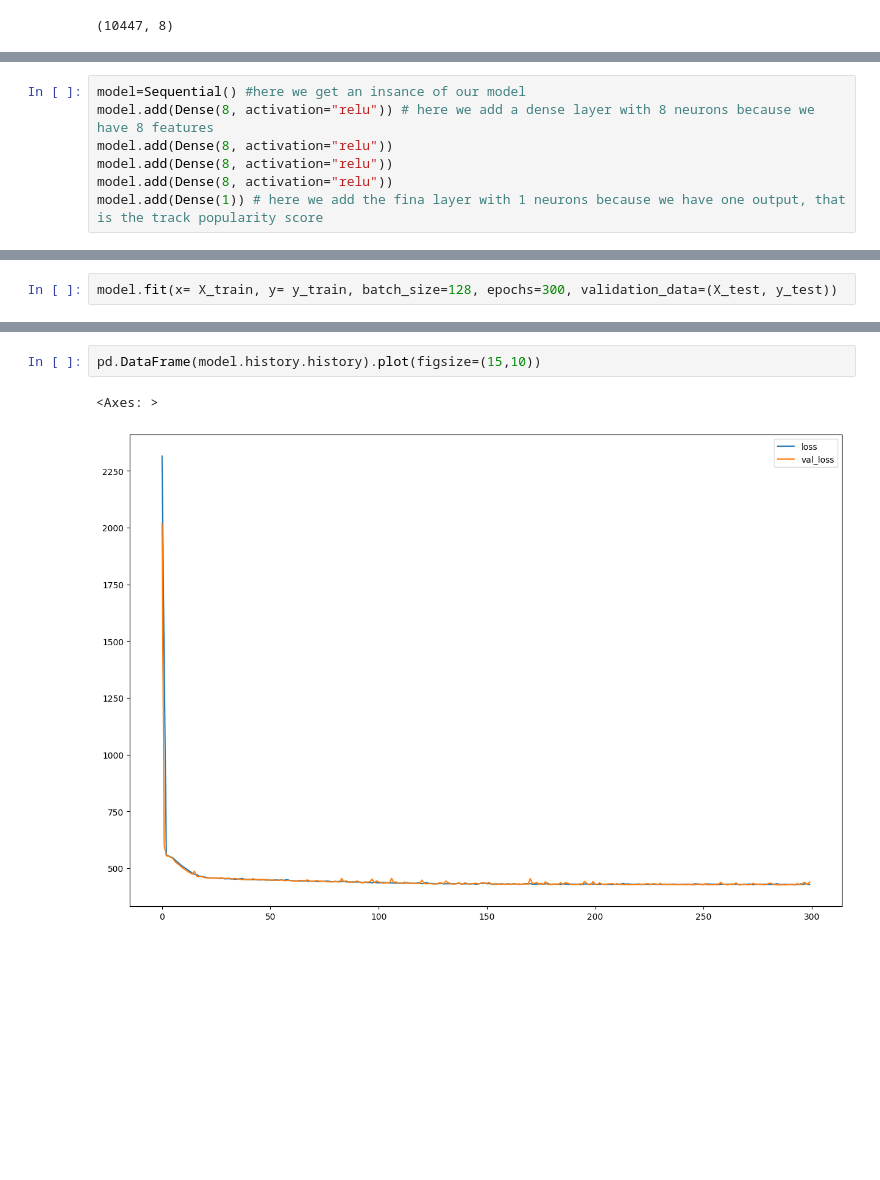
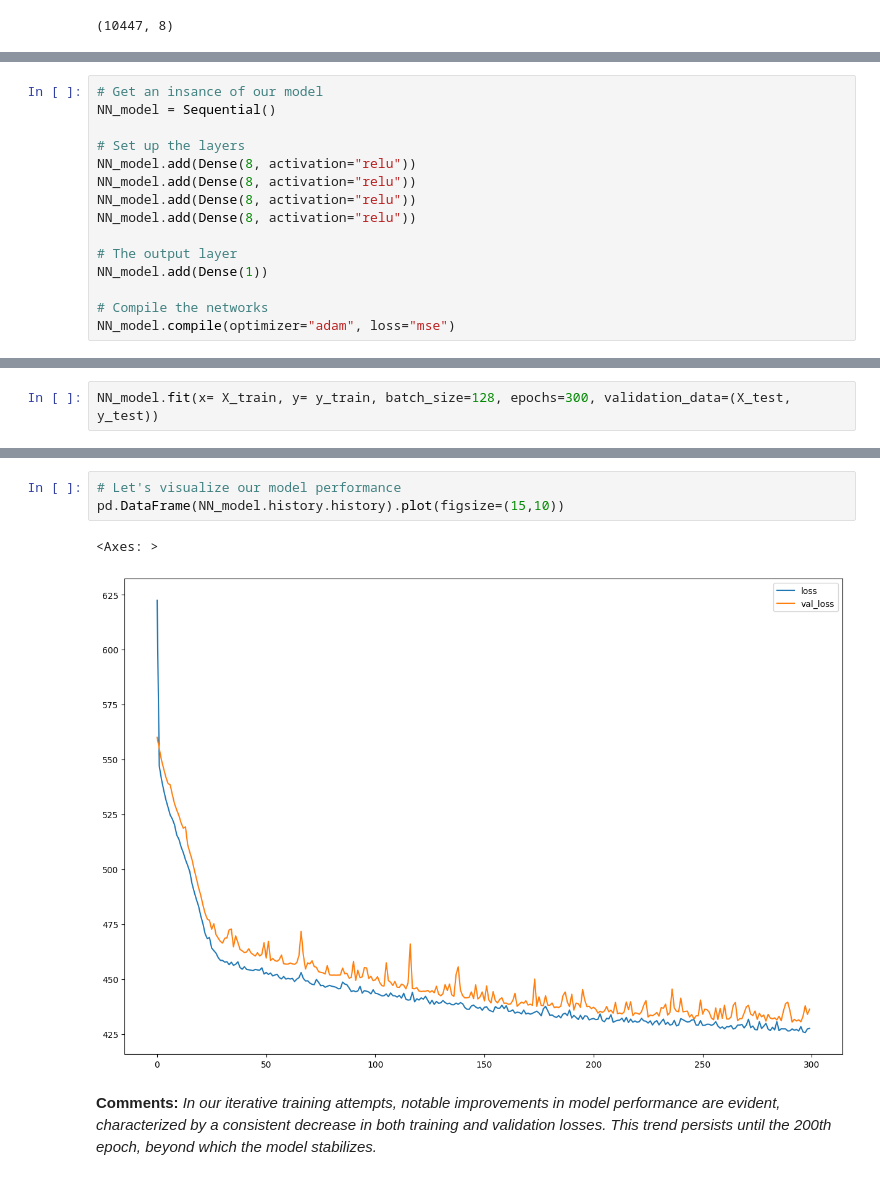
Before and after one commit to cdinh92/CS39AA-Project, a Jupyter notebook: project_part3.ipynb, the cells around one changed output, grey strips where cells are left out. Drawn from its saved outputs; the diff is of its cells as text; blank space fills up the shorter version.

```diff
--- a/project_part3.ipynb
+++ b/project_part3.ipynb
@@ -83,7 +87,15 @@ X_train.shape
 # %%
-model=Sequential() #here we get an insance of our model
-model.add(Dense(8, activation="relu")) # here we add a dense layer with 8 neurons because we have 8 features
-model.add(Dense(8, activation="relu"))
-model.add(Dense(8, activation="relu"))
-model.add(Dense(8, activation="relu"))
-model.add(Dense(1)) # here we add the fina layer with 1 neurons because we have one output, that is the track popularity score
+# Get an insance of our model
+NN_model = Sequential()
+
+# Set up the layers
+NN_model.add(Dense(8, activation="relu"))
+NN_model.add(Dense(8, activation="relu"))
+NN_model.add(Dense(8, activation="relu"))
+NN_model.add(Dense(8, activation="relu"))
+
+# The output layer
+NN_model.add(Dense(1))
+
+# Compile the networks
+NN_model.compile(optimizer="adam", loss="mse")
@@ -92,4 +104,4 @@ model.compile(optimizer="adam", loss="mse")
 # %%
-model.fit(x= X_train, y= y_train, batch_size=128, epochs=300, validation_data=(X_test, y_test))
+NN_model.fit(x= X_train, y= y_train, batch_size=128, epochs=300, validation_data=(X_test, y_test))
 # %% [output]
 Epoch 1/300
@@ -129,7 +142,10 @@ pd.DataFrame(model.history.history)
 # %%
-pd.DataFrame(model.history.history).plot(figsize=(15,10))
+# Let's visualize our model performance
+pd.DataFrame(NN_model.history.history).plot(figsize=(15,10))
 # %% [output]
 <Axes: >
-[figure, old version]
+[figure, new version]
+# %% [markdown]
+**Comments:** _In our iterative training attempts, notable improvements in model performance are evident, characterized by a consistent decrease in both training and validation losses. This trend persists until the 200th epoch, beyond which the model stabilizes._
 # %%
 from sklearn.metrics import mean_absolute_error, mean_squared_error, explained_variance_score
```
Also changed, not shown: parts of 13 cells of this notebook.
